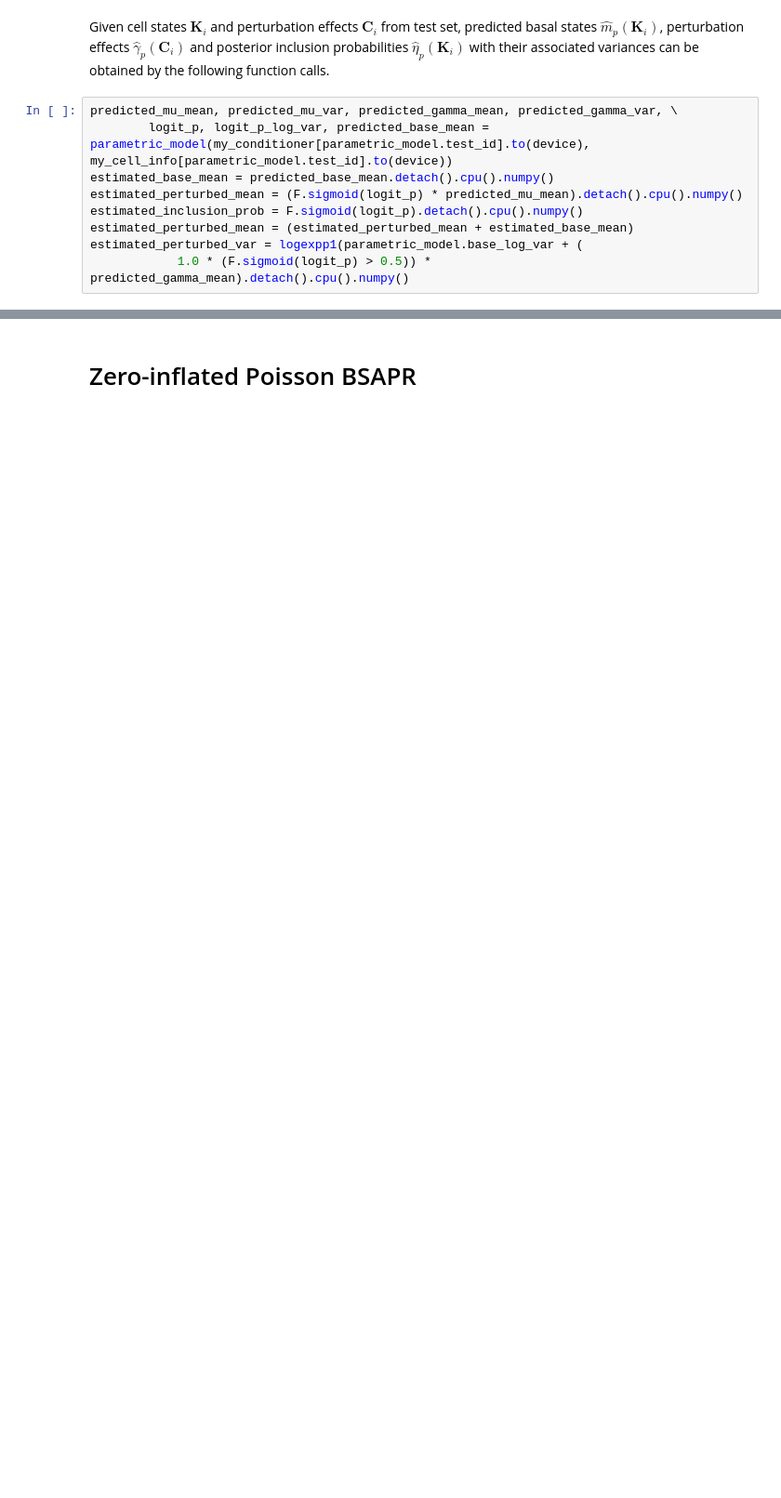
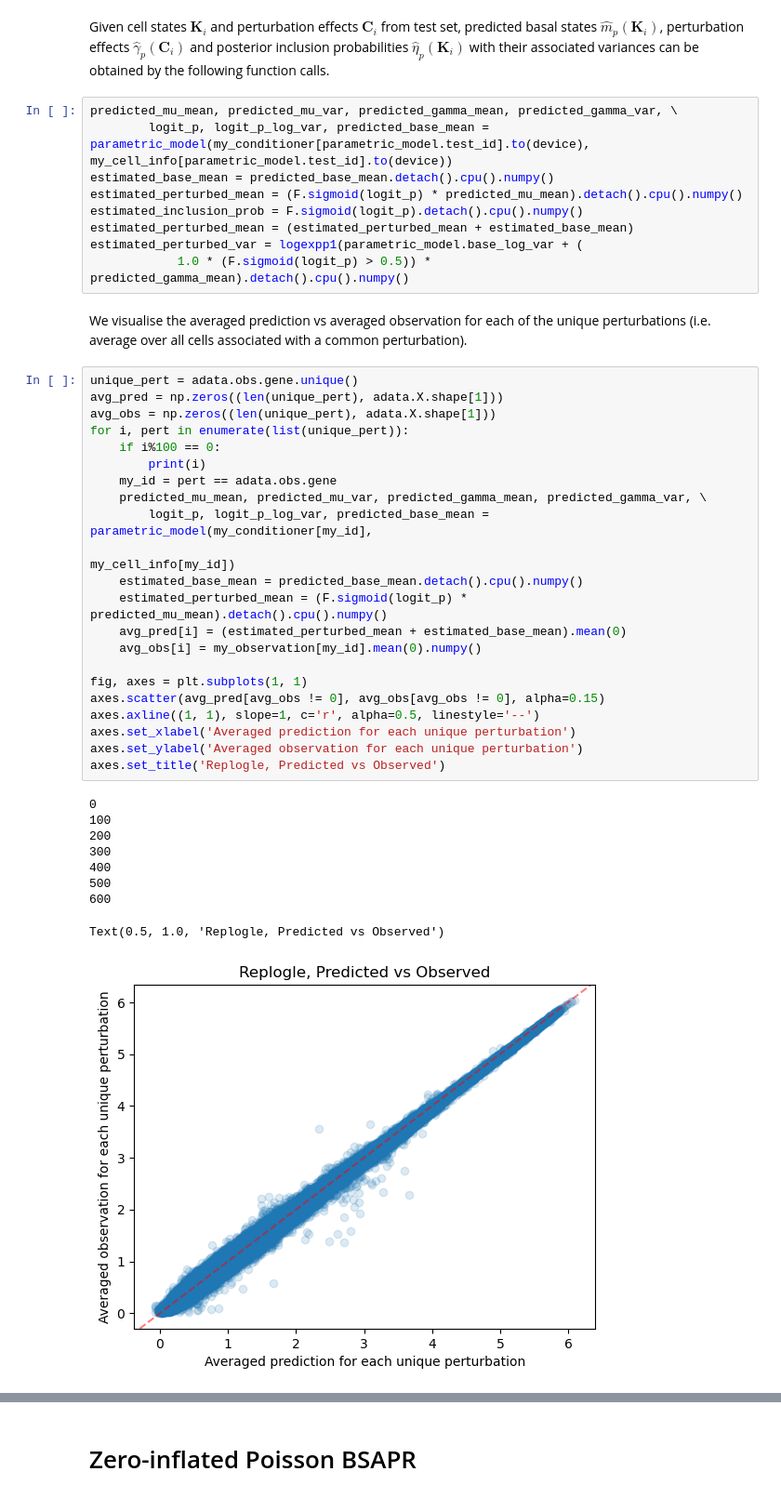
Before and after one commit to hwxing3259/GPerturb, a Jupyter notebook: demo/demo.ipynb, the cells around one changed output, grey strips where cells are left out. Shown at 93% size. Cells and saved outputs as stored; diff of their text form; blank space fills up the shorter version.

```diff
--- a/demo/demo.ipynb
+++ b/demo/demo.ipynb
@@ -78,4 +87,38 @@ estimated_inclusion_prob = F.sigmoid(logit_p).detach().cpu().numpy()
 estimated_perturbed_mean = (estimated_perturbed_mean + estimated_base_mean)
 estimated_perturbed_var = logexpp1(parametric_model.base_log_var + (
             1.0 * (F.sigmoid(logit_p) > 0.5)) * predicted_gamma_mean).detach().cpu().numpy()
+# %% [markdown]
+We visualise the averaged prediction vs averaged observation for each of the unique perturbations (i.e. average over all cells associated with a common perturbation).
+# %%
+unique_pert = adata.obs.gene.unique()
+avg_pred = np.zeros((len(unique_pert), adata.X.shape[1]))
+avg_obs = np.zeros((len(unique_pert), adata.X.shape[1]))
+for i, pert in enumerate(list(unique_pert)):
+    if i%100 == 0:
+        print(i)
+    my_id = pert == adata.obs.gene
+    predicted_mu_mean, predicted_mu_var, predicted_gamma_mean, predicted_gamma_var, \
+        logit_p, logit_p_log_var, predicted_base_mean = parametric_model(my_conditioner[my_id],
+                                                                         my_cell_info[my_id])
+    estimated_base_mean = predicted_base_mean.detach().cpu().numpy()
+    estimated_perturbed_mean = (F.sigmoid(logit_p) * predicted_mu_mean).detach().cpu().numpy()
+    avg_pred[i] = (estimated_perturbed_mean + estimated_base_mean).mean(0)
+    avg_obs[i] = my_observation[my_id].mean(0).numpy()
+
+fig, axes = plt.subplots(1, 1)
+axes.scatter(avg_pred[avg_obs != 0], avg_obs[avg_obs != 0], alpha=0.15)
+axes.axline((1, 1), slope=1, c='r', alpha=0.5, linestyle='--')
+axes.set_xlabel('Averaged prediction for each unique perturbation')
+axes.set_ylabel('Averaged observation for each unique perturbation')
+axes.set_title('Replogle, Predicted vs Observed')
+# %% [output]
+0
+100
+200
+300
+400
+500
+600
+Text(0.5, 1.0, 'Replogle, Predicted vs Observed')
+[figure, added]
 # %% [markdown]
```
Also changed, not shown: parts of 34 cells of this notebook.
